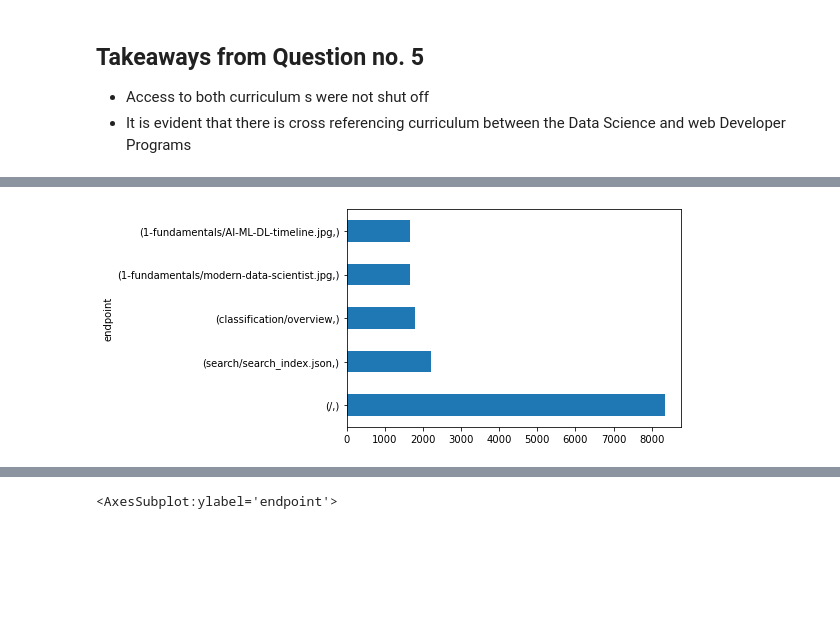
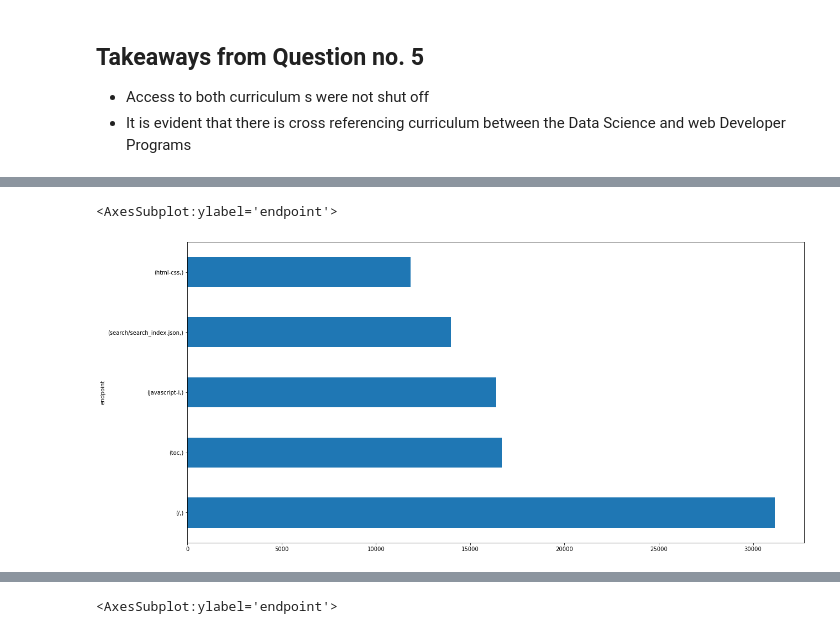
Before and after one commit to Team-Ferret-Kalpana/Logs_archive, a Jupyter notebook: Anomaly_Detection_Report.ipynb, the cells around one changed output, grey strips where cells are left out. Saved outputs shown, nothing was run; the diff lists cells and outputs as text; code cells hidden in the pictures; blank space fills up the shorter version.

```diff
--- a/Anomaly_Detection_Report.ipynb
+++ b/Anomaly_Detection_Report.ipynb
@@ -354,11 +195,6 @@ data = [ds_df, web_df]
 # %%
-ds_df = ds_df[['endpoint']].value_counts().head().plot(kind='barh')
-web_dev = web_dev[['endpoint']].value_counts().head().plot(kind='barh')
-
-fig1 = plt.figure()
-ax1 = fig1.add_subplot(111)
-
-ax1.plot(df1['A'])
-ax1.plot(df2['B'])
+plt.figure(figsize=(20,10))
+web_df[['endpoint']].value_counts().head().plot(kind='barh')
 # %% [output]
+<AxesSubplot:ylabel='endpoint'>
-[figure, old version]
+[figure, new version]
```
Also changed, not shown: parts of 26 cells of this notebook.
